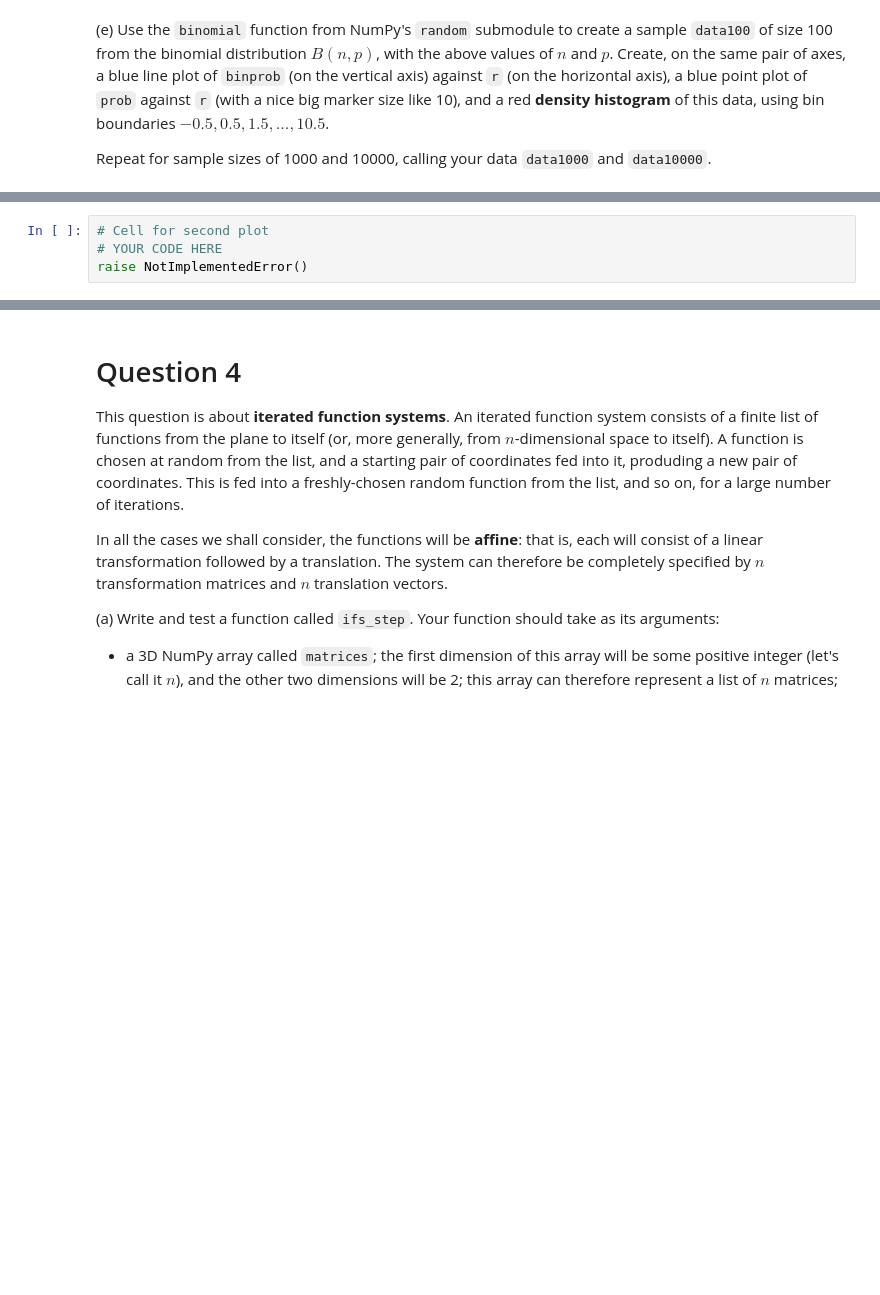
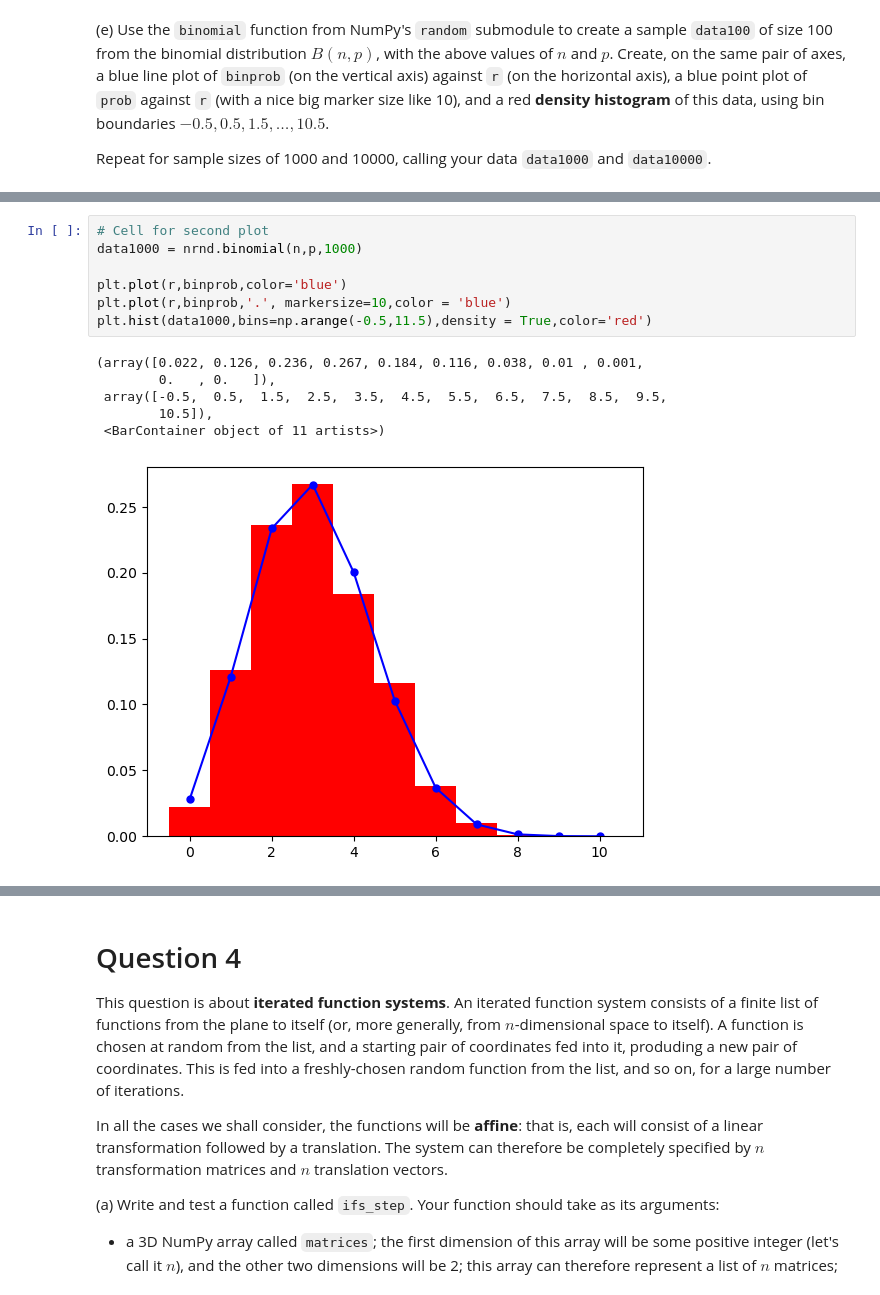
Before and after one commit to Imperial-MATH40006/math40006-2022-23-term2-week4-Sirrand0m, a Jupyter notebook: term2week4.ipynb, the cells around one changed output, grey strips where cells are left out. Saved outputs shown, nothing was run; the diff lists cells and outputs as text; blank space fills up the shorter version.

```diff
--- a/term2week4.ipynb
+++ b/term2week4.ipynb
@@ -434,7 +491,17 @@ question3e1(_globals)
 # %%
 # Cell for second plot
-# YOUR CODE HERE
-raise NotImplementedError()
+data1000 = nrnd.binomial(n,p,1000)
+
+plt.plot(r,binprob,color='blue')
+plt.plot(r,binprob,'.', markersize=10,color = 'blue')
+plt.hist(data1000,bins=np.arange(-0.5,11.5),density = True,color='red')
+# %% [output]
+(array([0.022, 0.126, 0.236, 0.267, 0.184, 0.116, 0.038, 0.01 , 0.001,
+        0.   , 0.   ]),
+ array([-0.5,  0.5,  1.5,  2.5,  3.5,  4.5,  5.5,  6.5,  7.5,  8.5,  9.5,
+        10.5]),
+ <BarContainer object of 11 artists>)
+[figure, added]
 # %%
 # For checking data1000
 # 1 Mark
```
Also changed, not shown: parts of 13 cells of this notebook.
